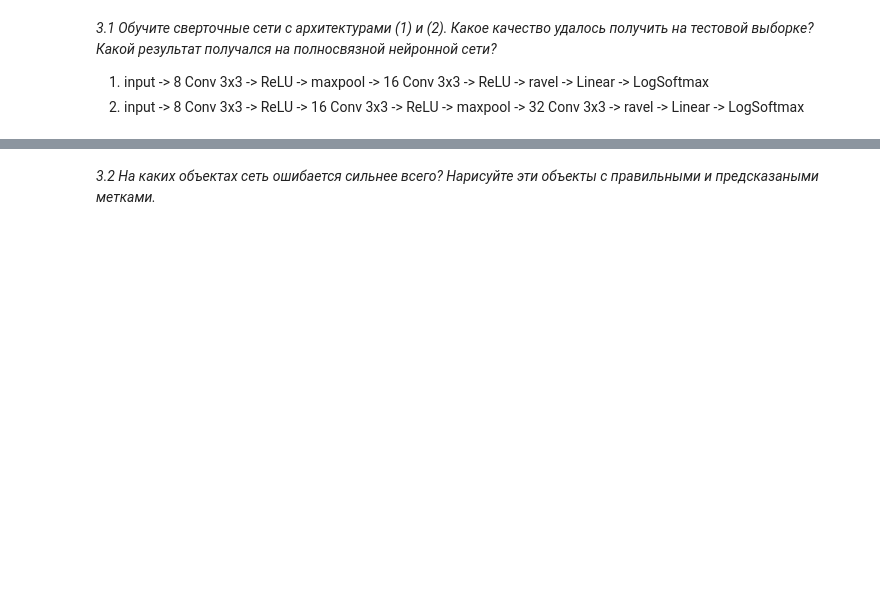
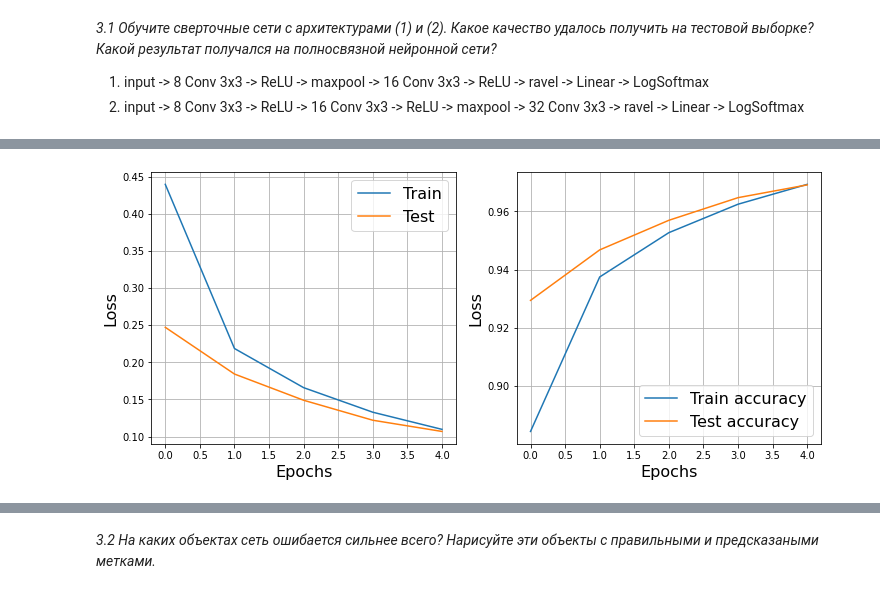
Before and after one commit to bulatral42/sphere_nn, a Jupyter notebook: Sem_04/hw4_valiahmetov_nn.ipynb, the cells around one changed output, grey strips where cells are left out. Cells and saved outputs as stored; diff of their text form; code cells hidden in the pictures; blank space fills up the shorter version.

```diff
--- a/Sem_04/hw4_valiahmetov_nn.ipynb
+++ b/Sem_04/hw4_valiahmetov_nn.ipynb
@@ -405,3 +405,24 @@ Epoch 4... (Train/Test) NLL: 0.209/0.196        Accuracy: 0.940/0.945
 
 1. input -> 8 Conv 3x3 -> ReLU -> maxpool -> 16 Conv 3x3 -> ReLU -> ravel -> Linear -> LogSoftmax
 2. input -> 8 Conv 3x3 -> ReLU -> 16 Conv 3x3 -> ReLU -> maxpool -> 32 Conv 3x3 -> ravel -> Linear -> LogSoftmax
+# %%
+# вспомним полносвязную сеть
+image_size = 28
+class LinClassifier(nn.Module):
+    def __init__(self, image_size):
+        super().__init__()
+        self.linear_layers = nn.Sequential(
+            nn.Linear(image_size * image_size, 200),
+            nn.ReLU(),
+            nn.Linear(200, 10),
+            nn.LogSoftmax(dim=1)
+        )
+
+    def forward(self, x):
+        x = x.view(x.size(0), -1)
+        x = self.linear_layers(x)
+        return x
+# %%
+network = LinClassifier(image_size=28)
+train(network, 5, 1e-4)
+# %% [output]
@@ -408,3 +430,4 @@ Epoch 4... (Train/Test) NLL: 0.209/0.196        Accuracy: 0.940/0.945
+[figure, added]
 # %%
 image_size = 28
 channels = 1
```
Also changed, not shown: parts of 19 cells of this notebook.
